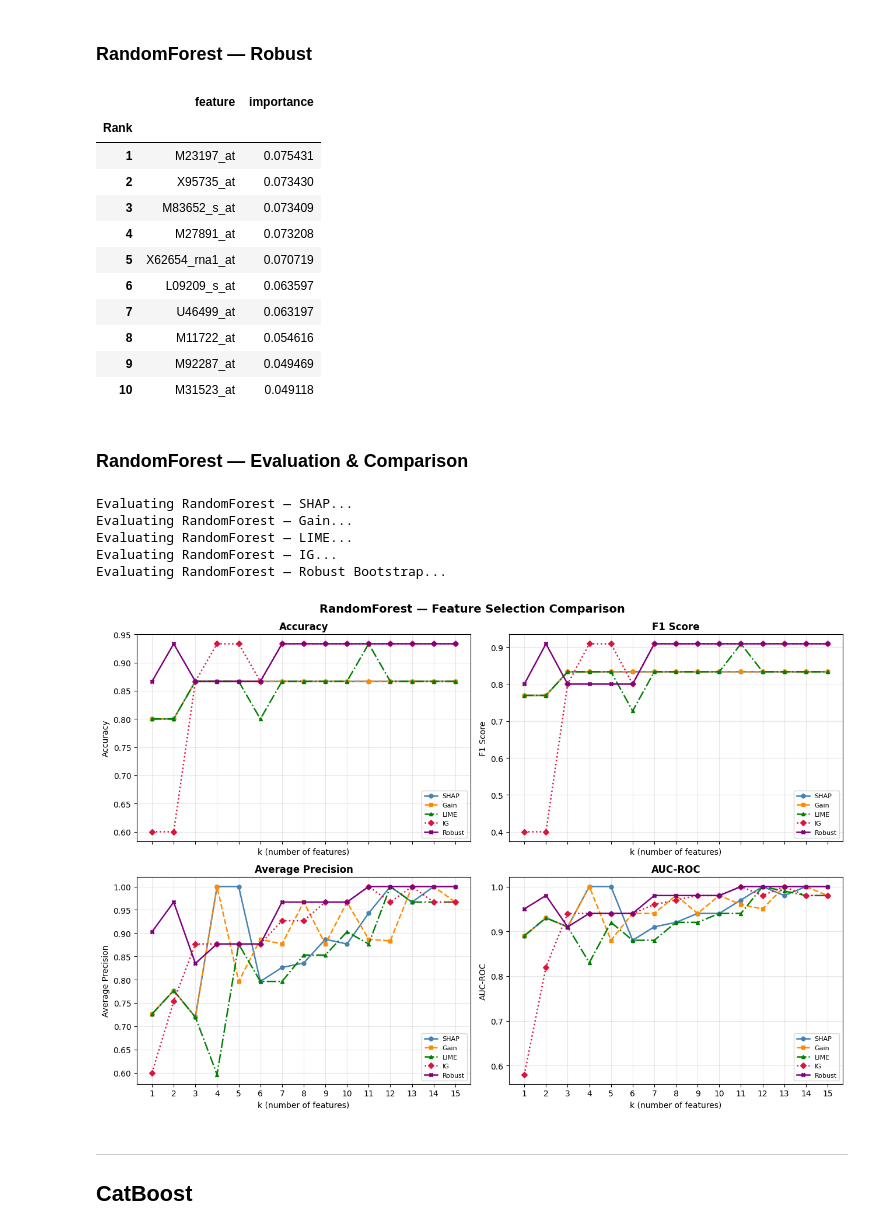
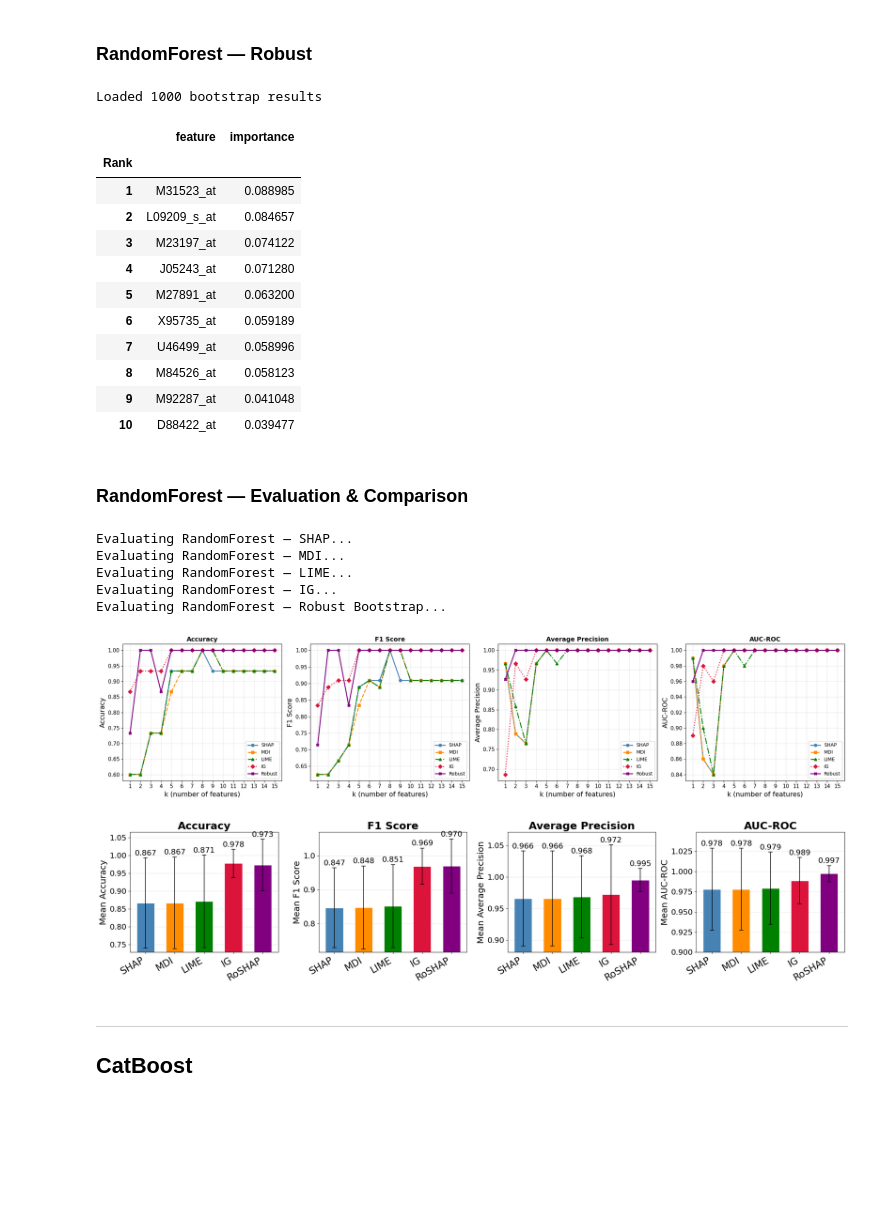
Before and after one commit to Lanxin-Xiang/RobustSHAP, a Jupyter notebook: golub_feature_selection_comparison.ipynb, the cells around one changed output. Drawn from its saved outputs; the diff is of its cells as text; code cells hidden in the pictures; blank space fills up the shorter version.

```diff
--- a/golub_feature_selection_comparison.ipynb
+++ b/golub_feature_selection_comparison.ipynb
@@ -37,5 +37,13 @@ from performance_comparison import *
 print("Modules reloaded.")
 # %% [output]
 Modules reloaded.
+# %%
+seed = 999
+os.makedirs(f"figures/golub_{seed}", exist_ok=True)
+os.makedirs(f"shap_results/golub_{seed}", exist_ok=True)
+
+
+img_path = f"figures/golub_{seed}"
+shap_path = f"shap_results/golub_{seed}"
 # %% [markdown]
 ### Data
@@ -737,6 +940,20 @@ rf_boot_unscreen = boot_multi_repeat_inference_keep_feature(
     n_jobs=6,
     show_progress=True
 )
+# %%
+filepath = shap_path+"/xgb_rf.parquet"
+# pd.concat(rf_boot_unscreen, ignore_index=True).to_parquet(
+#     filepath,
+#     index=False,
+#     compression="zstd"
+# )
+# print("Saved!")
+
+df_all = pd.read_parquet(filepath)
+rf_boot_unscreen = [grp for _, grp in df_all.groupby("bootstrap_id", sort=True)]
+print(f"Loaded {len(rf_boot_unscreen)} bootstrap results")
+# %% [output]
+Loaded 1000 bootstrap results
 # %%
 rf_feature_kde = estimate_feature_level_mixture_preagg(
     boot_results=rf_boot_unscreen,
@@ -766,49 +983,58 @@ rf_robust.head(10)
 # %% [output]
 |  | feature | importance |
 | Rank |  |  |
-| 1 | M23197_at | 0.075431 |
-| 2 | X95735_at | 0.073430 |
-| 3 | M83652_s_at | 0.073409 |
-| 4 | M27891_at | 0.073208 |
-| 5 | X62654_rna1_at | 0.070719 |
-| 6 | L09209_s_at | 0.063597 |
-| 7 | U46499_at | 0.063197 |
-| 8 | M11722_at | 0.054616 |
-| 9 | M92287_at | 0.049469 |
-| 10 | M31523_at | 0.049118 |
+| 1 | M31523_at | 0.088985 |
+| 2 | L09209_s_at | 0.084657 |
+| 3 | M23197_at | 0.074122 |
+| 4 | J05243_at | 0.071280 |
+| 5 | M27891_at | 0.063200 |
+| 6 | X95735_at | 0.059189 |
+| 7 | U46499_at | 0.058996 |
+| 8 | M84526_at | 0.058123 |
+| 9 | M92287_at | 0.041048 |
+| 10 | D88422_at | 0.039477 |
 # %% [markdown]
 ### RandomForest — Evaluation & Comparison
 # %%
 k_values = list(range(1, 16))
 
 print('Evaluating RandomForest — SHAP...')
 randomforest_res_shap = evaluate_topk(MODELS['RandomForest'], randomforest_shap, X_train, X_test, y_train, y_test, k_values)
 
-print('Evaluating RandomForest — Gain...')
-randomforest_res_gain = evaluate_topk(MODELS['RandomForest'], randomforest_gain, X_train, X_test, y_train, y_test, k_values) if randomforest_gain is not None else None
+print('Evaluating RandomForest — MDI...')
+randomforest_res_mdi = evaluate_topk(MODELS['RandomForest'], randomforest_gain, X_train, X_test, y_train, y_test, k_values) if randomforest_gain is not None else None
 
 print('Evaluating RandomForest — LIME...')
 randomforest_res_lime = evaluate_topk(MODELS['RandomForest'], randomforest_lime, X_train, X_test, y_train, y_test, k_values)
 
 print('Evaluating RandomForest — IG...')
 randomforest_res_ig = evaluate_topk(MODELS['RandomForest'], ig_ranking, X_train, X_test, y_train, y_test, k_values)
 
 print('Evaluating RandomForest — Robust Bootstrap...')
 randomforest_res_robust = evaluate_topk(MODELS['RandomForest'], rf_robust, X_train, X_test, y_train, y_test, k_values)
 
 plot_comparison(
     'RandomForest',
-    {'SHAP': randomforest_res_shap, 'Gain': randomforest_res_gain,
+    {'SHAP': randomforest_res_shap, 'MDI': randomforest_res_mdi,
      'LIME': randomforest_res_lime, 'IG':   randomforest_res_ig, 'Robust': randomforest_res_robust},
     k_values,
 )
 # %% [output]
 Evaluating RandomForest — SHAP...
-Evaluating RandomForest — Gain...
+Evaluating RandomForest — MDI...
 Evaluating RandomForest — LIME...
 Evaluating RandomForest — IG...
 Evaluating RandomForest — Robust Bootstrap...
-[figure, old version]
+[figure, new version]
+# %%
+plot_comparison_bar(
+    'RandomForest',
+    {'SHAP': randomforest_res_shap, 'MDI': randomforest_res_mdi,
+     'LIME': randomforest_res_lime, 'IG':   randomforest_res_ig, 'RoSHAP': randomforest_res_robust},
+    k_values,
+)
+# %% [output]
+[figure, added]
 # %% [markdown]
 ---
 ## CatBoost
```
Also changed, not shown: parts of 46 cells of this notebook, 34 other files.
